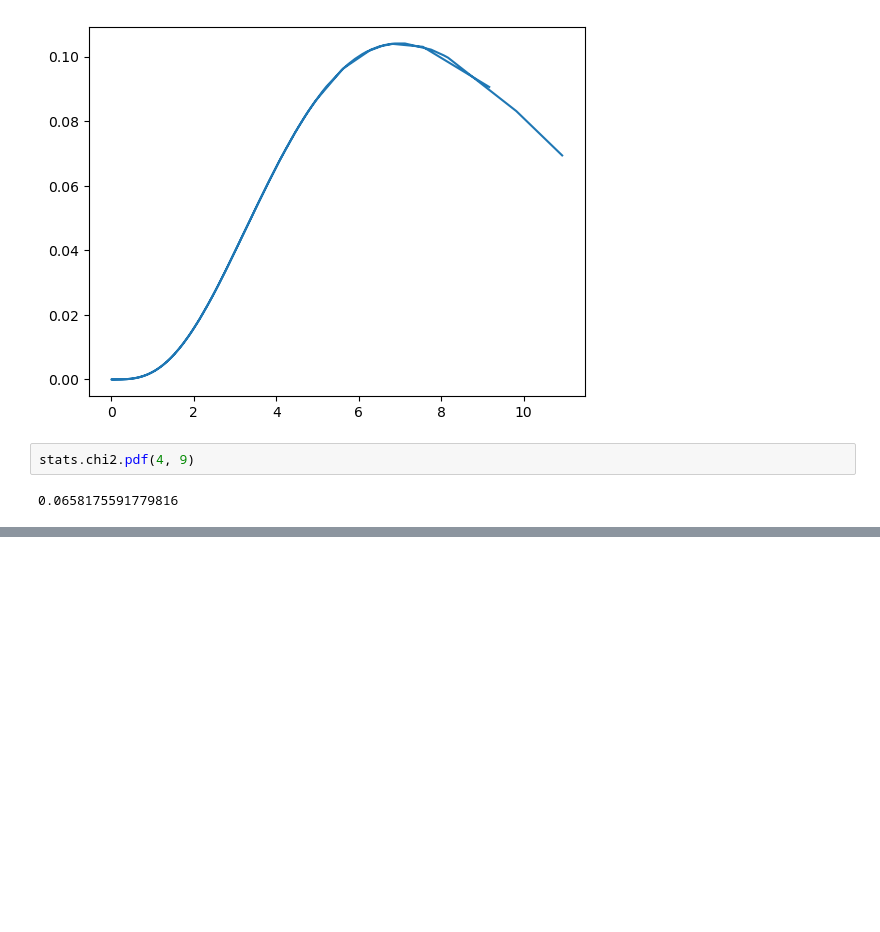
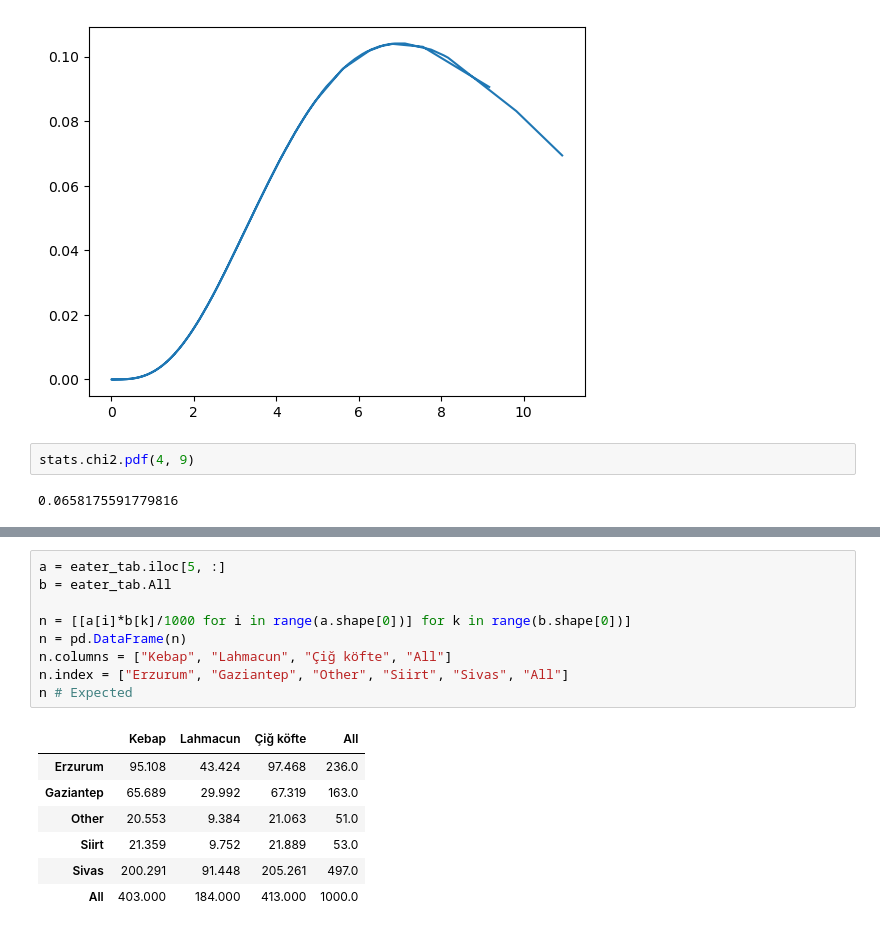
Before and after one commit to barisaltunkara/BiostatisticsPython, a Jupyter notebook: Biostatistics7-SamplingEstimation.ipynb, the cells around one changed output, grey strips where cells are left out. Cells and saved outputs as stored; diff of their text form; blank space fills up the shorter version.

```diff
--- a/Biostatistics7-SamplingEstimation.ipynb
+++ b/Biostatistics7-SamplingEstimation.ipynb
@@ -397,0 +534,17 @@ stats.chi2.pdf(4, 9)
+# %%
+a = eater_tab.iloc[5, :]
+b = eater_tab.All
+
+n = [[a[i]*b[k]/1000 for i in range(a.shape[0])] for k in range(b.shape[0])]
+n = pd.DataFrame(n)
+n.columns = ["Kebap", "Lahmacun", "Çiğ köfte", "All"]
+n.index = ["Erzurum", "Gaziantep", "Other", "Siirt", "Sivas", "All"]
+n # Expected
+# %% [output]
+|  | Kebap | Lahmacun | Çiğ köfte | All |
+| Erzurum | 95.108 | 43.424 | 97.468 | 236.0 |
+| Gaziantep | 65.689 | 29.992 | 67.319 | 163.0 |
+| Other | 20.553 | 9.384 | 21.063 | 51.0 |
+| Siirt | 21.359 | 9.752 | 21.889 | 53.0 |
+| Sivas | 200.291 | 91.448 | 205.261 | 497.0 |
+| All | 403.000 | 184.000 | 413.000 | 1000.0 |
```
Also changed, not shown: parts of 13 cells of this notebook, 1 other file.
